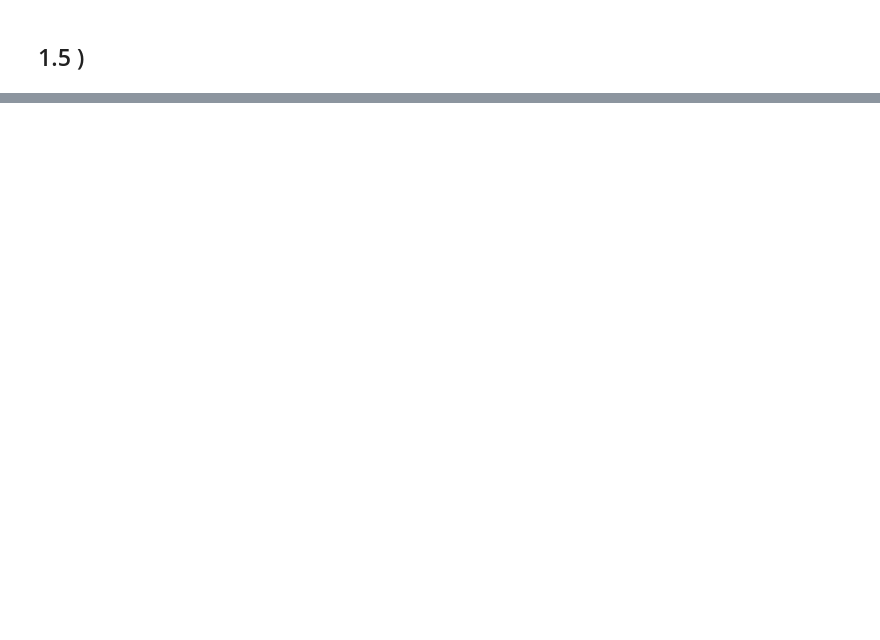
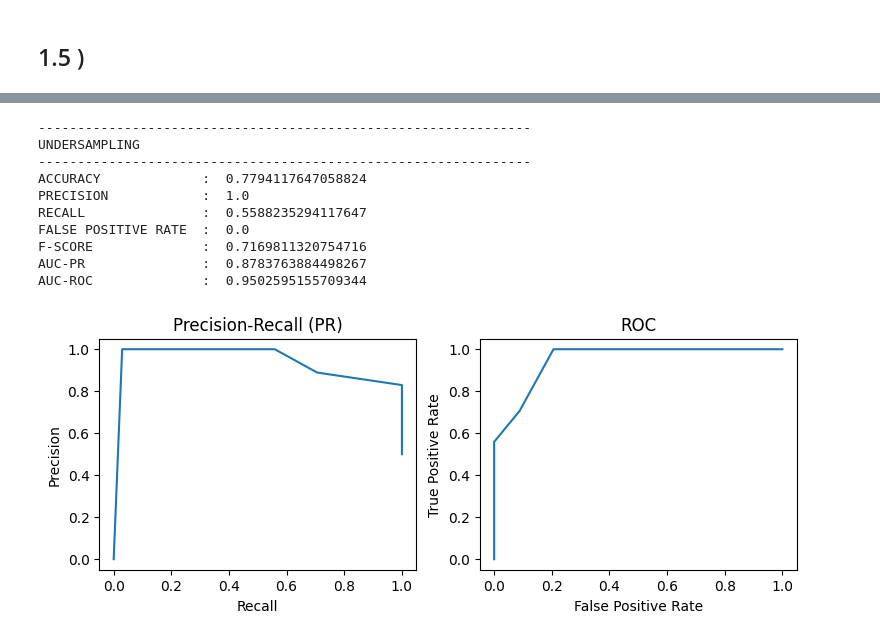
Before and after one commit to NazaGonella/TP02-machine-learning, a Jupyter notebook: Gonella_Nazareno_Notebook_TP2.ipynb, the cells around one changed output, grey strips where cells are left out. Saved outputs shown, nothing was run; the diff lists cells and outputs as text; code cells hidden in the pictures; blank space fills up the shorter version.

```diff
--- a/Gonella_Nazareno_Notebook_TP2.ipynb
+++ b/Gonella_Nazareno_Notebook_TP2.ipynb
@@ -510,0 +521,9 @@ AUC-ROC              :  0.9290740219532789
+# %%
+# Realizo el rebalanceo con el dataset preprocesado
+cell_diagnosis_test_imbalanced_processed_and_standardized : pd.DataFrame = prepro.process_and_stardardize(
+    cell_diagnosis_test_imbalanced,
+    filename='cell_diagnosis_test_imbalanced',
+    save_path=f'{project_root}/TP02/problema1/data/processed/'
+)
+metricas_1_5 : pd.DataFrame = pd.DataFrame(columns=['MODELO', 'Accuracy', 'Precision', 'Recall', 'F-Score', 'AUC-ROC', 'AUC-PR'])
+metricas_1_5.head()
@@ -510,0 +532,11 @@ AUC-ROC              :  0.9290740219532789
+# %%
+# SIN REBALANCEO
+print("---------------------------------------------------------------")
+print("SIN REBALANCEO")
+print("---------------------------------------------------------------")
+metricas_1_5 = evaluate_model_1_5(
+    df_train=cell_diagnosis_dev_imbalanced_processed_and_standardized,          # Utilizo el mismo dataset para entrenamiento
+    df_evaluation=cell_diagnosis_test_imbalanced_processed_and_standardized,
+    metricas=metricas_1_5,
+    method_name='Sin rebalanceo'
+)
@@ -510,0 +555,24 @@ AUC-ROC              :  0.9290740219532789
+# %%
+# UNDERSAMPLING
+print("---------------------------------------------------------------")
+print("UNDERSAMPLING")
+print("---------------------------------------------------------------")
+cell_diagnosis_test_undersampled : pd.DataFrame = prepro.undersample(cell_diagnosis_test_imbalanced_processed_and_standardized, objective_class='Diagnosis')
+metricas_1_5 = evaluate_model_1_5(
+    df_train=cell_diagnosis_dev_imbalanced_processed_and_standardized,          # Utilizo el mismo dataset para entrenamiento
+    df_evaluation=cell_diagnosis_test_undersampled,
+    metricas=metricas_1_5,
+    method_name='Sin rebalanceo'
+)
+# %% [output]
+---------------------------------------------------------------
+UNDERSAMPLING
+---------------------------------------------------------------
+ACCURACY             :  0.7794117647058824
+PRECISION            :  1.0
+RECALL               :  0.5588235294117647
+FALSE POSITIVE RATE  :  0.0
+F-SCORE              :  0.7169811320754716
+AUC-PR               :  0.8783763884498267
+AUC-ROC              :  0.9502595155709344
+[figure, added]
```
Also changed, not shown: parts of 13 cells of this notebook, 3 other files.
